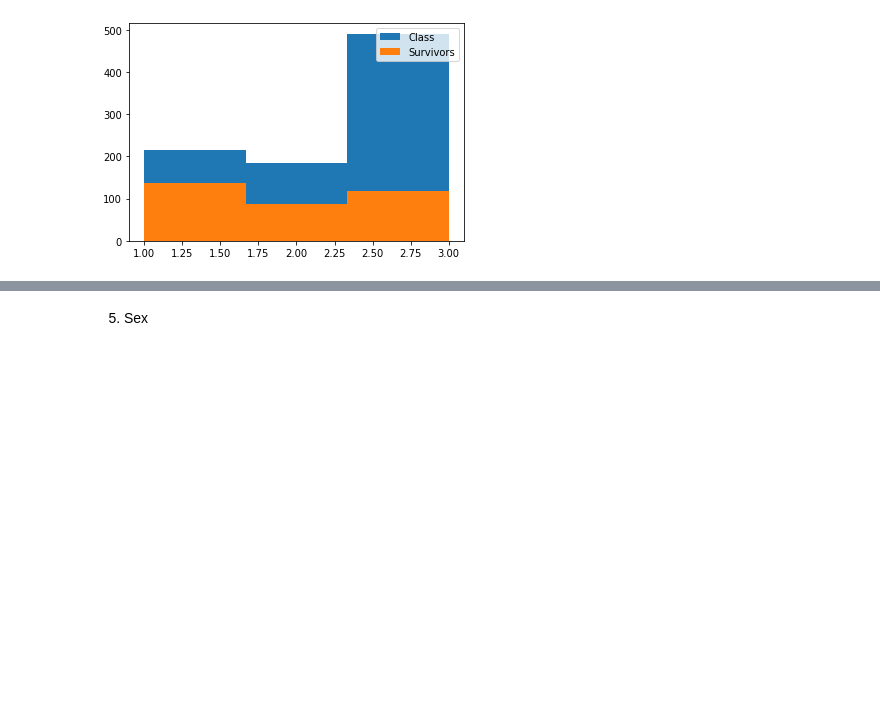
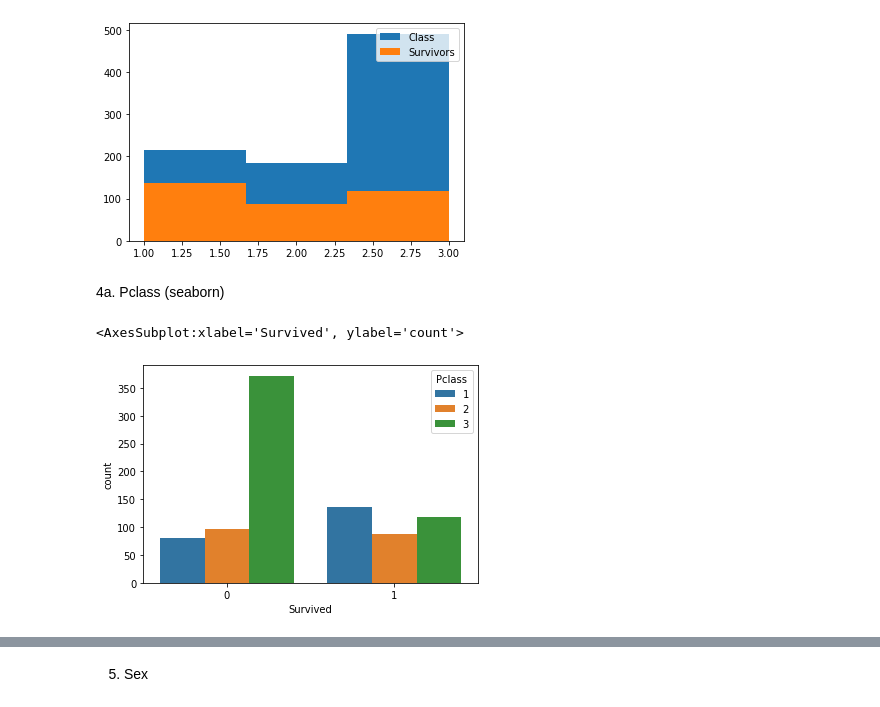
Before and after one commit to RichZ88/titanic, a Jupyter notebook: src/main_script.ipynb, the cells around one changed output, grey strips where cells are left out. Cells and saved outputs as stored; diff of their text form; code cells hidden in the pictures; blank space fills up the shorter version.

```diff
--- a/src/main_script.ipynb
+++ b/src/main_script.ipynb
@@ -186,3 +186,10 @@ plt.legend(loc = 'upper right')
 plt.show()
 # %% [output]
 [figure]
+# %% [markdown]
+4a. Pclass (seaborn)
+# %%
+sns.countplot(x='Survived',hue='Pclass',data=df_train)
+# %% [output]
+<AxesSubplot:xlabel='Survived', ylabel='count'>
+[figure, added]
```
Also changed, not shown: parts of 4 cells of this notebook.
